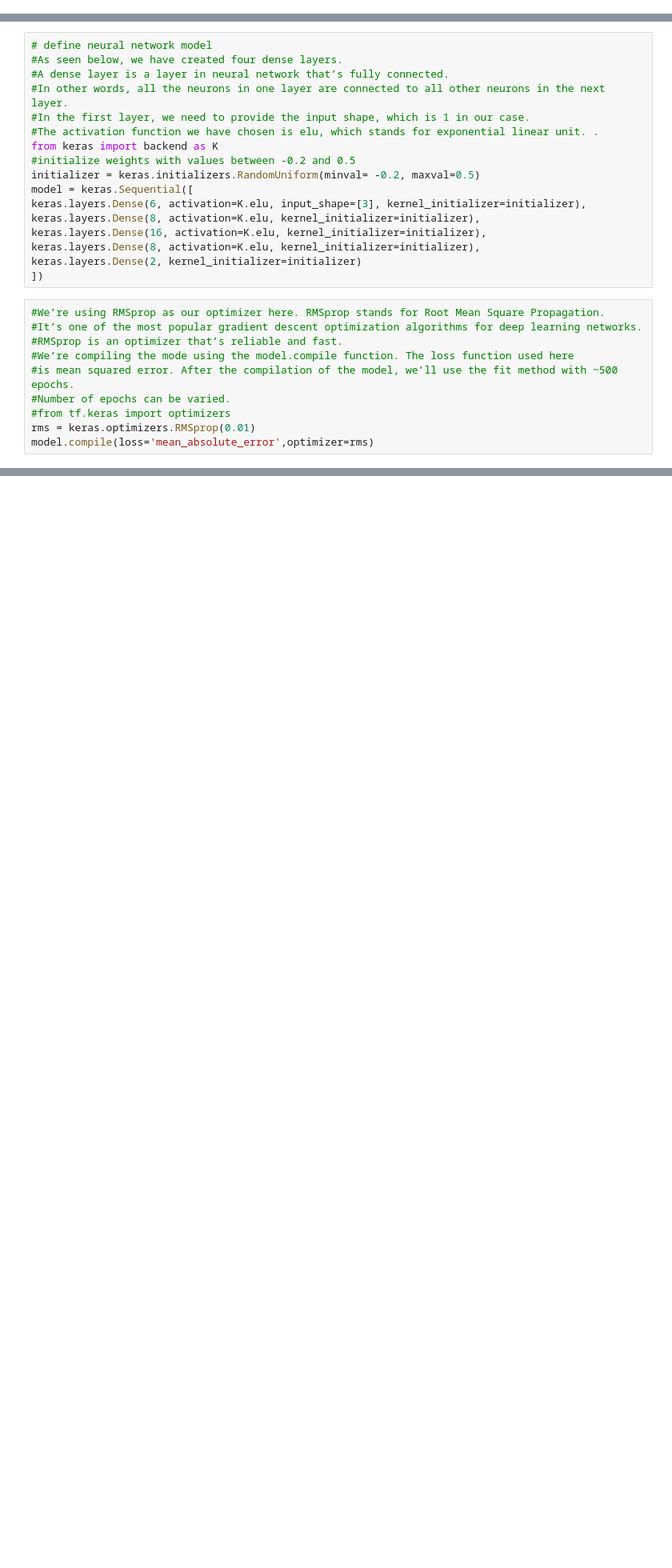
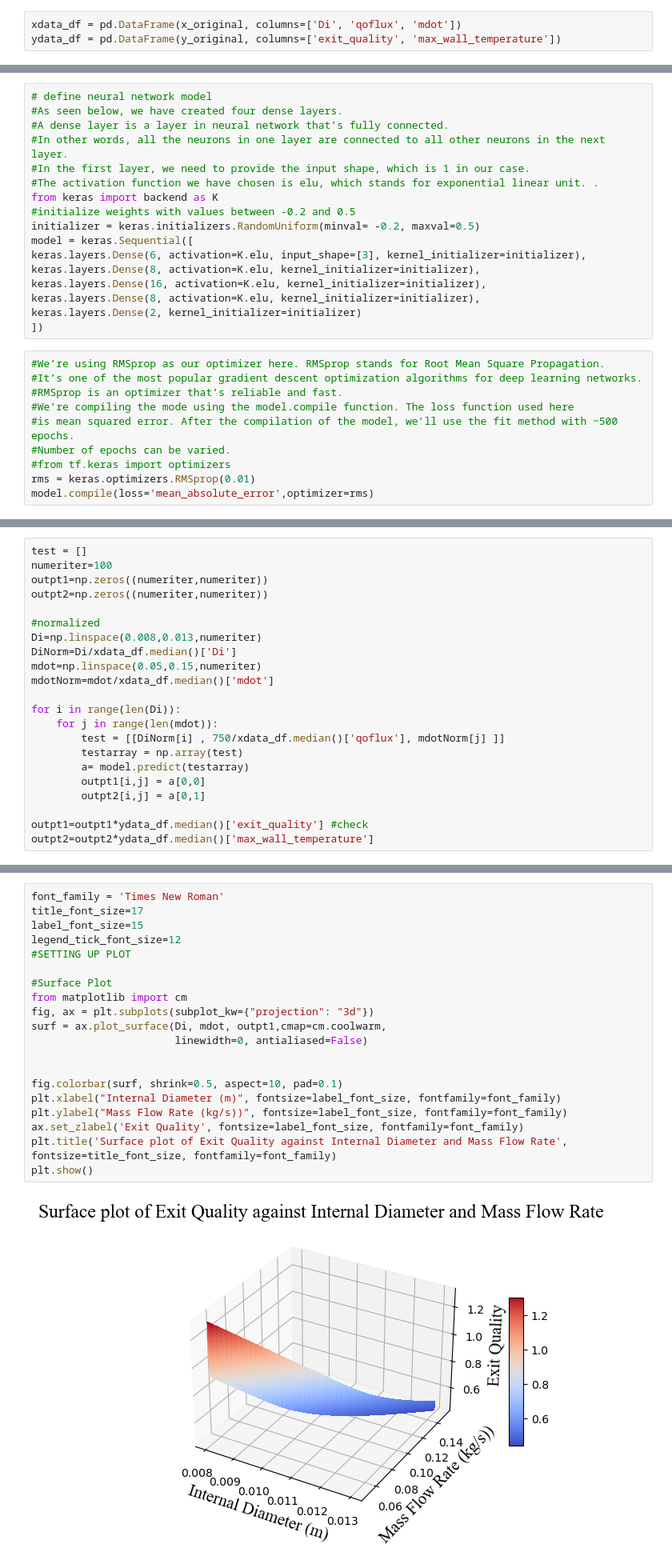
Before and after one commit to shawnkchan/ME249_P4, a Jupyter notebook: Project 4-Task 1.1.ipynb, the cells around one changed output, grey strips where cells are left out. Shown: that part at 80% size. Drawn from its saved outputs; the diff is of its cells as text; blank space fills up the shorter version.

```diff
--- a/Project 4-Task 1.1.ipynb
+++ b/Project 4-Task 1.1.ipynb
@@ -180,0 +223,3 @@ data_outputs = np.array(ydata)
+# %%
+xdata_df = pd.DataFrame(x_original, columns=['Di', 'qoflux', 'mdot'])
+ydata_df = pd.DataFrame(y_original, columns=['exit_quality', 'max_wall_temperature'])
@@ -289,0 +461,22 @@ recon_model = keras.models.load_model("best_model")
+# %%
+test = []
+numeriter=100
+outpt1=np.zeros((numeriter,numeriter))
+outpt2=np.zeros((numeriter,numeriter))
+
+#normalized
+Di=np.linspace(0.008,0.013,numeriter)
+DiNorm=Di/xdata_df.median()['Di']
+mdot=np.linspace(0.05,0.15,numeriter)
+mdotNorm=mdot/xdata_df.median()['mdot']
+
+for i in range(len(Di)):
+    for j in range(len(mdot)):
+        test = [[DiNorm[i] , 750/xdata_df.median()['qoflux'], mdotNorm[j] ]]
+        testarray = np.array(test)
+        a= model.predict(testarray)
+        outpt1[i,j] = a[0,0]
+        outpt2[i,j] = a[0,1]
+
+outpt1=outpt1*ydata_df.median()['exit_quality'] #check
+outpt2=outpt2*ydata_df.median()['max_wall_temperature']
@@ -289,0 +485,22 @@ recon_model = keras.models.load_model("best_model")
+# %%
+font_family = 'Times New Roman'
+title_font_size=17
+label_font_size=15
+legend_tick_font_size=12
+#SETTING UP PLOT
+
+#Surface Plot
+from matplotlib import cm
+fig, ax = plt.subplots(subplot_kw={"projection": "3d"})
+surf = ax.plot_surface(Di, mdot, outpt1,cmap=cm.coolwarm,
+                       linewidth=0, antialiased=False)
+
+
+fig.colorbar(surf, shrink=0.5, aspect=10, pad=0.1)
+plt.xlabel("Internal Diameter (m)", fontsize=label_font_size, fontfamily=font_family)
+plt.ylabel("Mass Flow Rate (kg/s))", fontsize=label_font_size, fontfamily=font_family)
+ax.set_zlabel('Exit Quality', fontsize=label_font_size, fontfamily=font_family)
+plt.title('Surface plot of Exit Quality against Internal Diameter and Mass Flow Rate', fontsize=title_font_size, fontfamily=font_family)
+plt.show()
+# %% [output]
+[figure, added]
```
Also changed, not shown: parts of 29 cells of this notebook, 4 other files.
